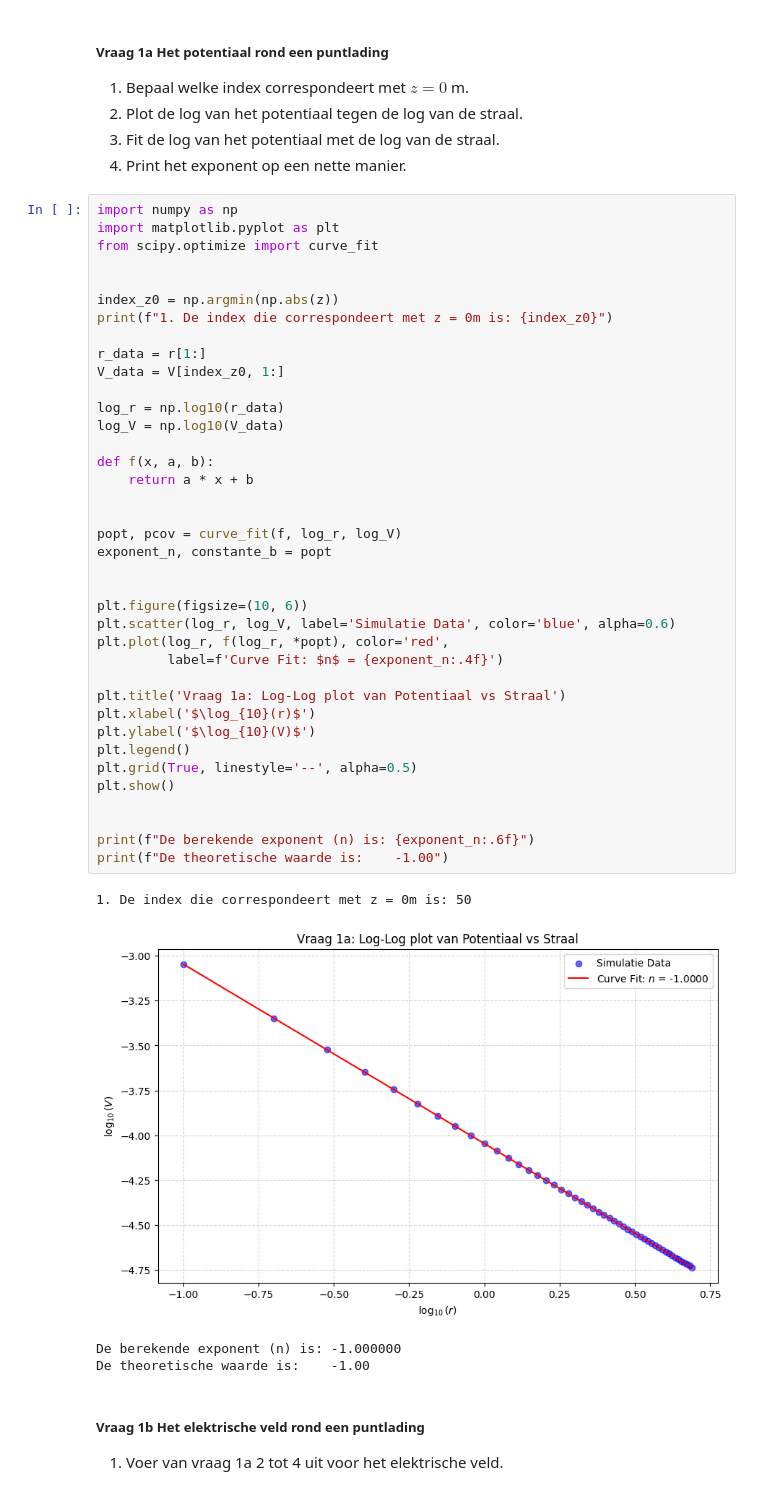
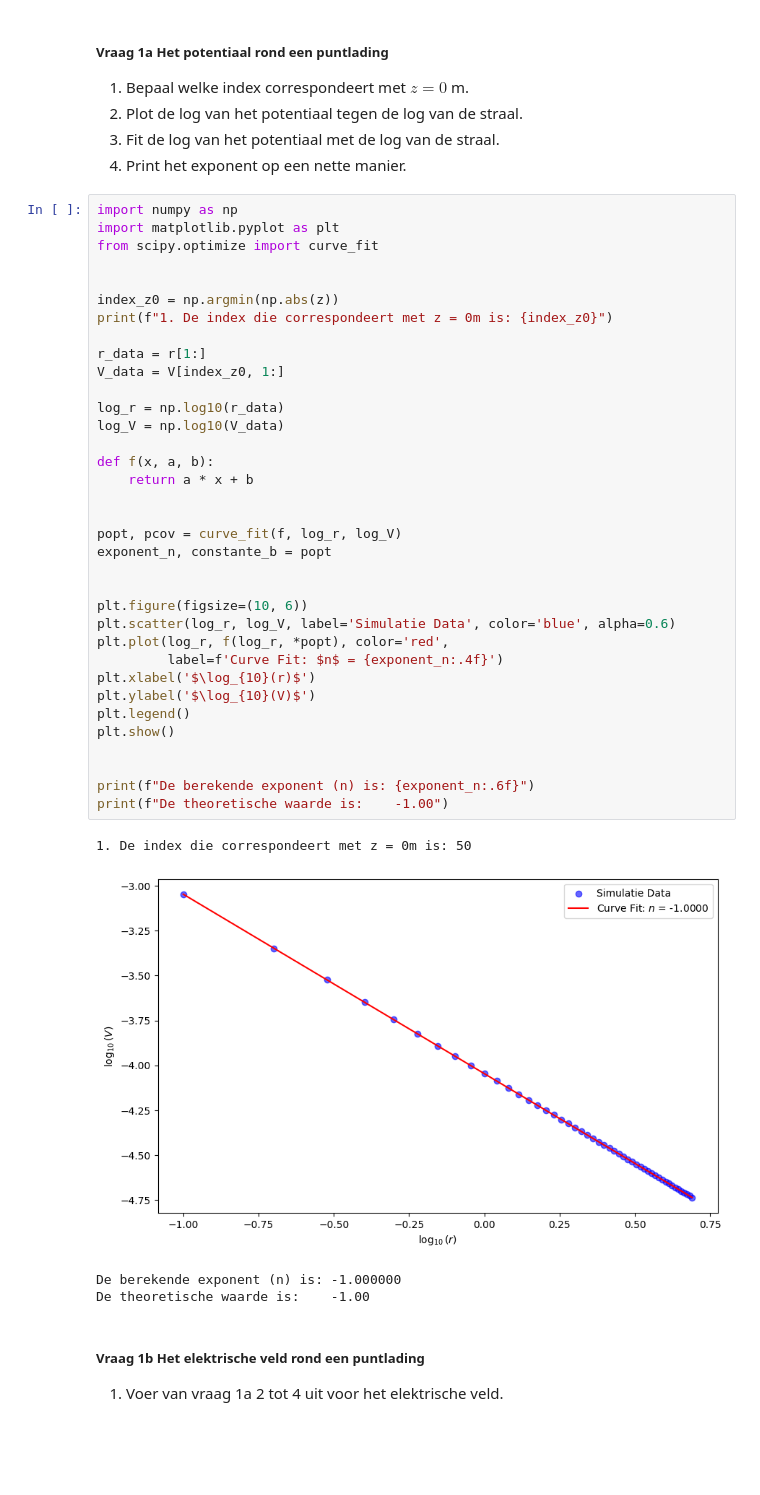
Before and after one commit to moostrum123/opdrachten-DEF-D, a Jupyter notebook: DigitaleOntwerpopdrachten/1CondensatorOpdracht/CondensatorOntwerpopdracht.ipynb, the cells around one changed output. Drawn from its saved outputs; the diff is of its cells as text; blank space fills up the shorter version.

```diff
--- a/DigitaleOntwerpopdrachten/1CondensatorOpdracht/CondensatorOntwerpopdracht.ipynb
+++ b/DigitaleOntwerpopdrachten/1CondensatorOpdracht/CondensatorOntwerpopdracht.ipynb
@@ -96,37 +96,34 @@ index_z0 = np.argmin(np.abs(z))
 print(f"1. De index die correspondeert met z = 0m is: {index_z0}")
 
 r_data = r[1:]
 V_data = V[index_z0, 1:]
 
 log_r = np.log10(r_data)
 log_V = np.log10(V_data)
 
 def f(x, a, b):
     return a * x + b
 
 
 popt, pcov = curve_fit(f, log_r, log_V)
 exponent_n, constante_b = popt
 
 
 plt.figure(figsize=(10, 6))
 plt.scatter(log_r, log_V, label='Simulatie Data', color='blue', alpha=0.6)
 plt.plot(log_r, f(log_r, *popt), color='red',
          label=f'Curve Fit: $n$ = {exponent_n:.4f}')
-
-plt.title('Vraag 1a: Log-Log plot van Potentiaal vs Straal')
 plt.xlabel('$\log_{10}(r)$')
 plt.ylabel('$\log_{10}(V)$')
 plt.legend()
-plt.grid(True, linestyle='--', alpha=0.5)
 plt.show()
 
 
 print(f"De berekende exponent (n) is: {exponent_n:.6f}")
 print(f"De theoretische waarde is:    -1.00")
 # %% [output]
 1. De index die correspondeert met z = 0m is: 50
-[figure, old version]
+[figure, new version]
 De berekende exponent (n) is: -1.000000
 De theoretische waarde is:    -1.00
 # %% [markdown]
```
Also changed, not shown: parts of 1 cell of this notebook.
